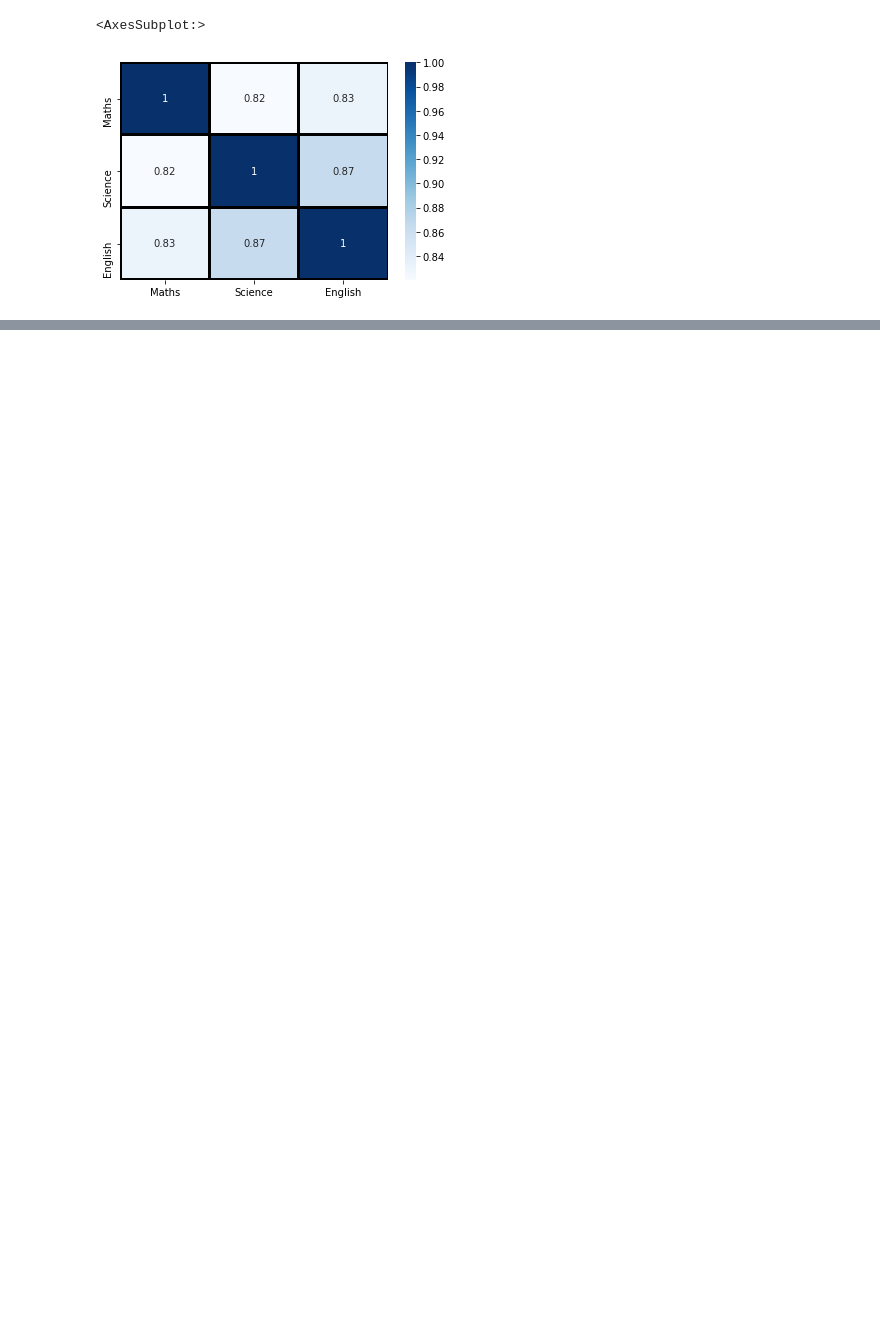
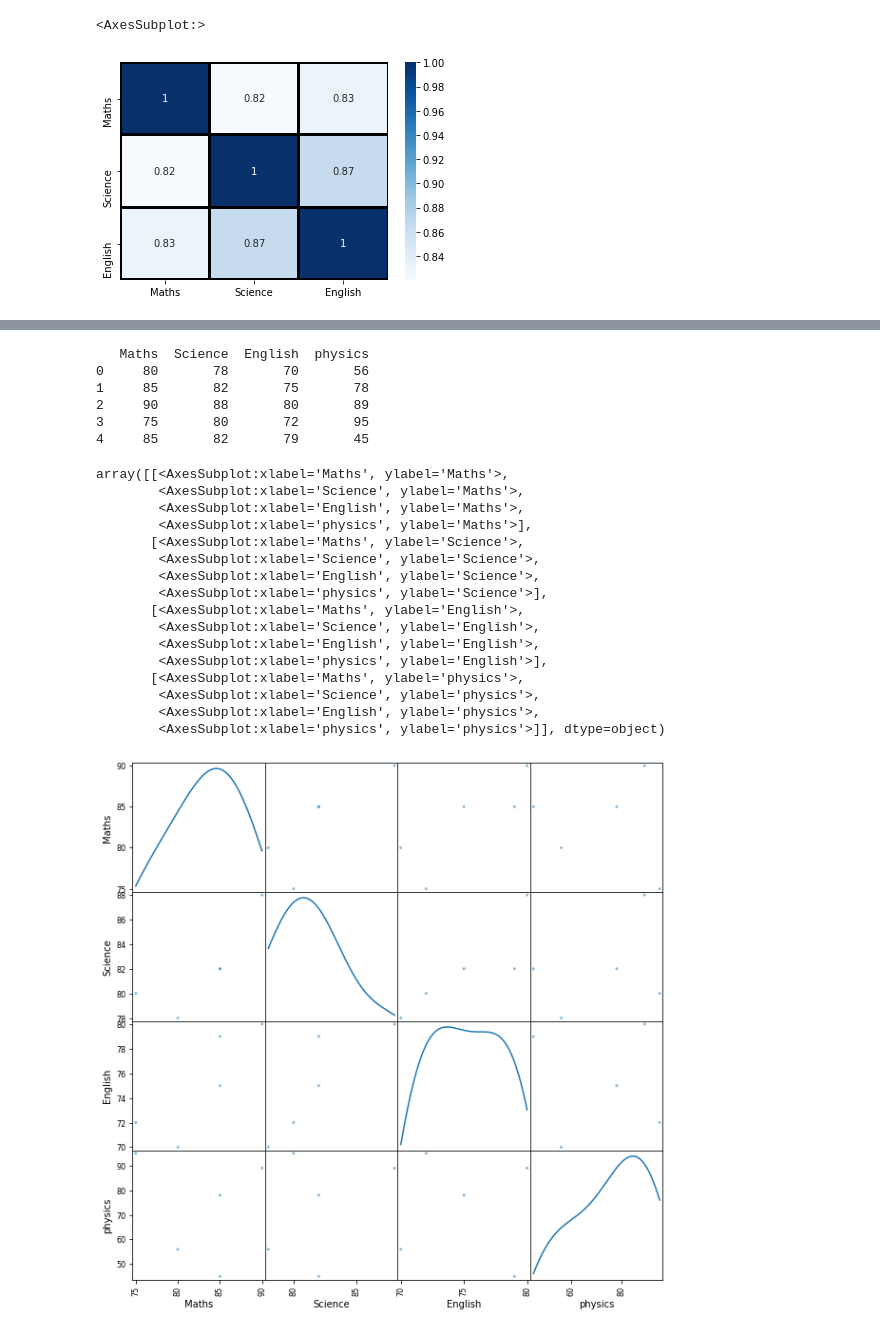
Before and after one commit to aki2266-svg/sem4, a Jupyter notebook: mihir/unit2.ipynb, the cells around one changed output, grey strips where cells are left out. Saved outputs shown, nothing was run; the diff lists cells and outputs as text; code cells hidden in the pictures; blank space fills up the shorter version.

```diff
--- a/mihir/unit2.ipynb
+++ b/mihir/unit2.ipynb
@@ -10,0 +83,30 @@ srs.heatmap(f.corr(),annot=True,cmap='Blues',linecolor='Black',linewidth=2)
+# %%
+e=pd.DataFrame({'Maths':[80,85,90,75,85],'Science':[78,82,88,80,82],'English':[70,75,80,72,79],'physics':[56,78,89,95,45]})
+print(e)
+# %% [output]
+   Maths  Science  English  physics
+0     80       78       70       56
+1     85       82       75       78
+2     90       88       80       89
+3     75       80       72       95
+4     85       82       79       45
+# %%
+pd.plotting.scatter_matrix(e,figsize=(10,10),alpha=0.5,grid=True,diagonal='kde')
+# %% [output]
+array([[<AxesSubplot:xlabel='Maths', ylabel='Maths'>,
+        <AxesSubplot:xlabel='Science', ylabel='Maths'>,
+        <AxesSubplot:xlabel='English', ylabel='Maths'>,
+        <AxesSubplot:xlabel='physics', ylabel='Maths'>],
+       [<AxesSubplot:xlabel='Maths', ylabel='Science'>,
+        <AxesSubplot:xlabel='Science', ylabel='Science'>,
+        <AxesSubplot:xlabel='English', ylabel='Science'>,
+        <AxesSubplot:xlabel='physics', ylabel='Science'>],
+       [<AxesSubplot:xlabel='Maths', ylabel='English'>,
+        <AxesSubplot:xlabel='Science', ylabel='English'>,
+        <AxesSubplot:xlabel='English', ylabel='English'>,
+        <AxesSubplot:xlabel='physics', ylabel='English'>],
+       [<AxesSubplot:xlabel='Maths', ylabel='physics'>,
+        <AxesSubplot:xlabel='Science', ylabel='physics'>,
+        <AxesSubplot:xlabel='English', ylabel='physics'>,
+        <AxesSubplot:xlabel='physics', ylabel='physics'>]], dtype=object)
+[figure, added]
```
Also changed, not shown: parts of 17 cells of this notebook, 4 other files.
